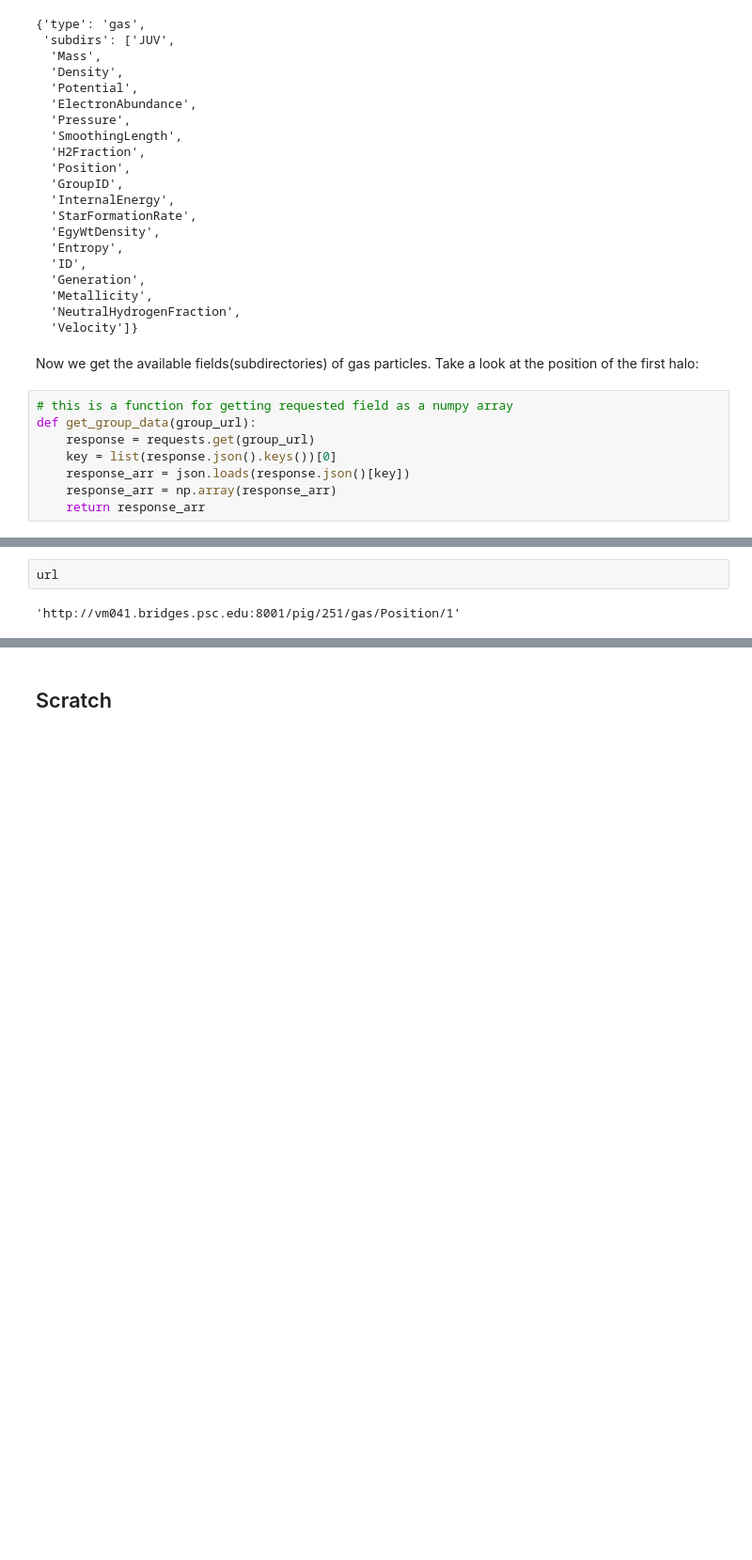
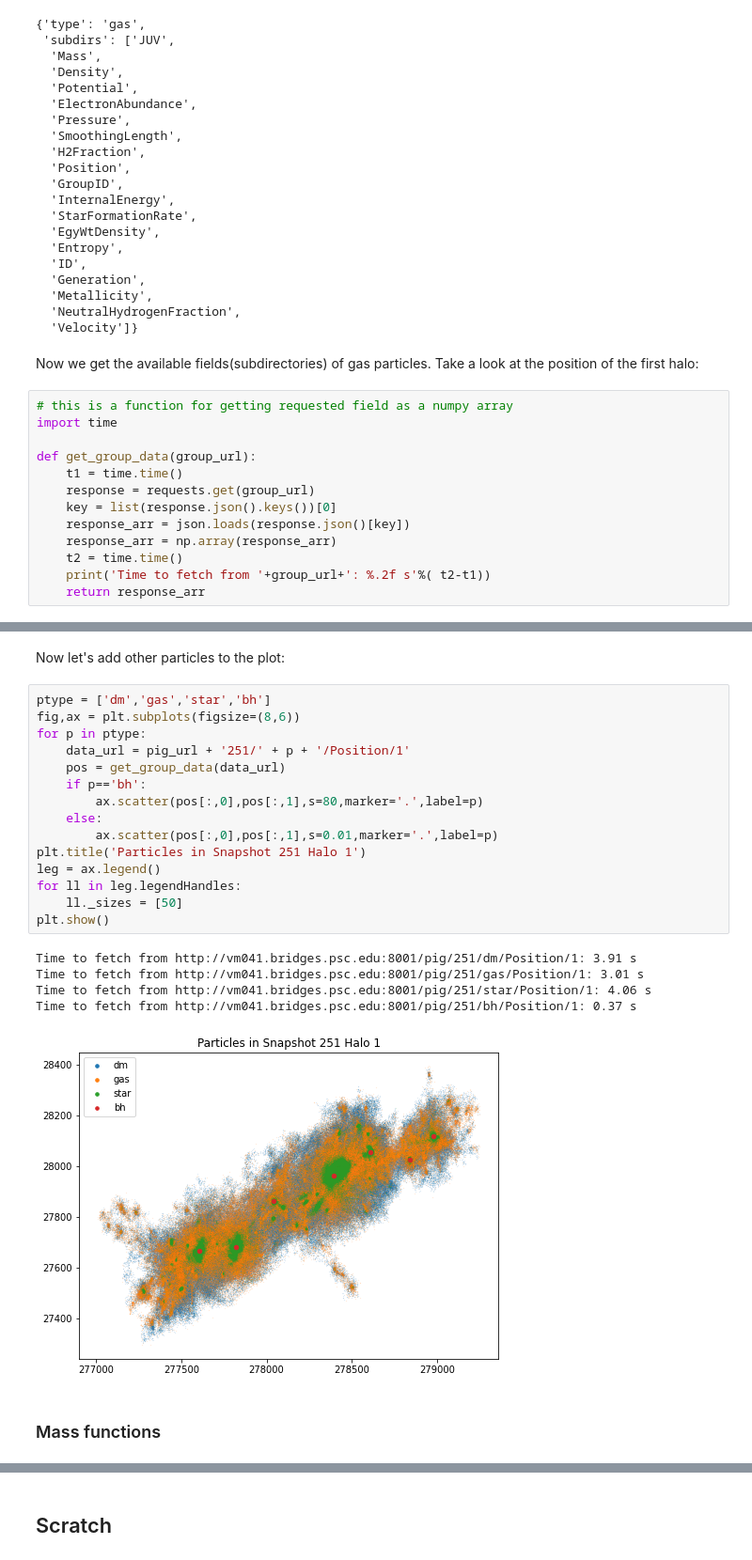
Before and after one commit to pscedu/aibd-bluetides-api, a Jupyter notebook: api/BT_api_tutorial.ipynb, the cells around one changed output, grey strips where cells are left out. Shown: that part at 94% size. Drawn from its saved outputs; the diff is of its cells as text; blank space fills up the shorter version.

```diff
--- a/api/BT_api_tutorial.ipynb
+++ b/api/BT_api_tutorial.ipynb
@@ -85,11 +88,16 @@ requests.get(field_url).json()
 Now we get the available fields(subdirectories) of gas particles. Take a look at the position of the first halo:
 # %%
 # this is a function for getting requested field as a numpy array
+import time
+
 def get_group_data(group_url):
+    t1 = time.time()
     response = requests.get(group_url)
     key = list(response.json().keys())[0]
     response_arr = json.loads(response.json()[key])
     response_arr = np.array(response_arr)
+    t2 = time.time()
+    print('Time to fetch from '+group_url+': %.2f s'%( t2-t1))
     return response_arr
 # %%
 # url for positions of gas particles within Halo#1 in Snapshot#251
@@ -102,5 +111,26 @@ plt.show()
 [figure]
-# %%
-url
-# %% [output]
-'http://vm041.bridges.psc.edu:8001/pig/251/gas/Position/1'
+# %% [markdown]
+Now let's add other particles to the plot:
+# %%
+ptype = ['dm','gas','star','bh']
+fig,ax = plt.subplots(figsize=(8,6))
+for p in ptype:
+    data_url = pig_url + '251/' + p + '/Position/1'
+    pos = get_group_data(data_url)
+    if p=='bh':
+        ax.scatter(pos[:,0],pos[:,1],s=80,marker='.',label=p)
+    else:
+        ax.scatter(pos[:,0],pos[:,1],s=0.01,marker='.',label=p)
+plt.title('Particles in Snapshot 251 Halo 1')
+leg = ax.legend()
+for ll in leg.legendHandles:
+    ll._sizes = [50]
+plt.show()
+# %% [output]
+Time to fetch from http://vm041.bridges.psc.edu:8001/pig/251/dm/Position/1: 3.91 s
+Time to fetch from http://vm041.bridges.psc.edu:8001/pig/251/gas/Position/1: 3.01 s
+Time to fetch from http://vm041.bridges.psc.edu:8001/pig/251/star/Position/1: 4.06 s
+Time to fetch from http://vm041.bridges.psc.edu:8001/pig/251/bh/Position/1: 0.37 s
+[figure, added]
+# %% [markdown]
+### Mass functions
```
Also changed, not shown: parts of 22 cells of this notebook, 2 other files.
